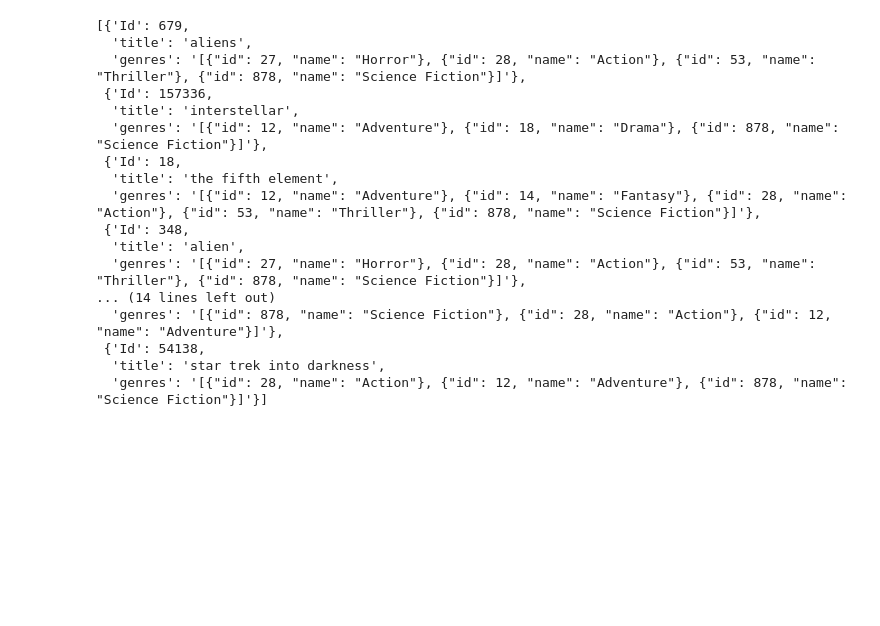
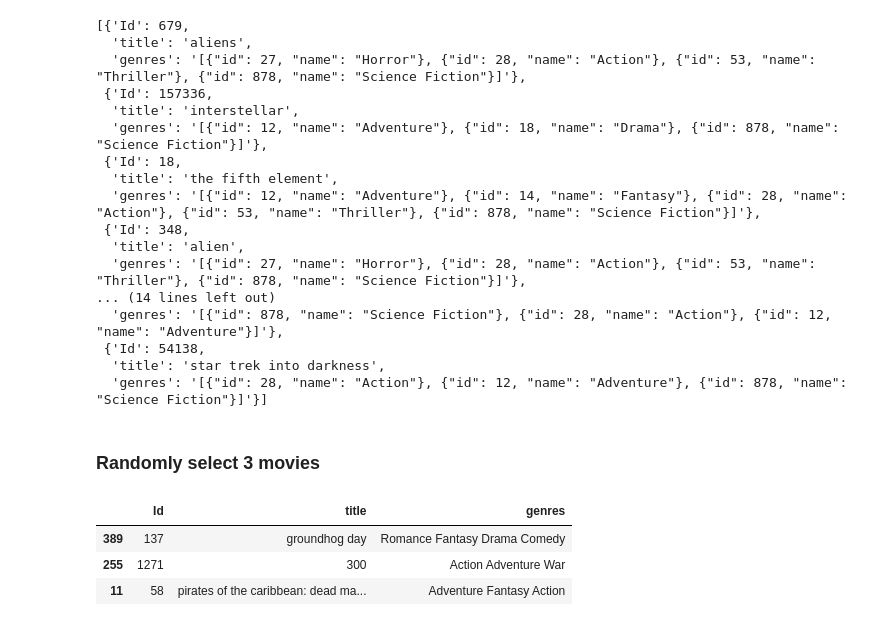
Before and after one commit to uvacw/teaching-ds-rp, a Jupyter notebook: week1/tweaking_recommender.ipynb, the cells around one changed output. Drawn from its saved outputs; the diff is of its cells as text; code cells hidden in the pictures; blank space fills up the shorter version.

Commit message:
added random selection code

```diff
--- a/week1/tweaking_recommender.ipynb
+++ b/week1/tweaking_recommender.ipynb
@@ -234,3 +234,30 @@ result2
  {'Id': 54138,
   'title': 'star trek into darkness',
   'genres': '[{"id": 28, "name": "Action"}, {"id": 12, "name": "Adventure"}, {"id": 878, "name": "Science Fiction"}]'}]
+# %% [markdown]
+### Randomly select 3 movies
+# %%
+import random
+
+def random_movies(x):
+    indices = pd.Series(data.index, index = data['original_title'])
+
+    random_indices = random.choices(indices, k=x)
+
+    movie_id = data['movie_id'].iloc[random_indices]
+    movie_title = data['original_title'].iloc[random_indices]
+    movie_genres = data['genres'].iloc[random_indices]
+
+    recommendation = pd.DataFrame(columns=['Id','title', 'genres'])
+    recommendation['Id'] = movie_id
+    recommendation['title'] = movie_title
+    recommendation['genres'] = movie_genres
+
+    return recommendation
+# %%
+random_movies(3)
+# %% [output]
+|  | Id | title | genres |
+| 389 | 137 | groundhog day | Romance Fantasy Drama Comedy |
+| 255 | 1271 | 300 | Action Adventure War |
+| 11 | 58 | pirates of the caribbean: dead ma... | Adventure Fantasy Action |
```
